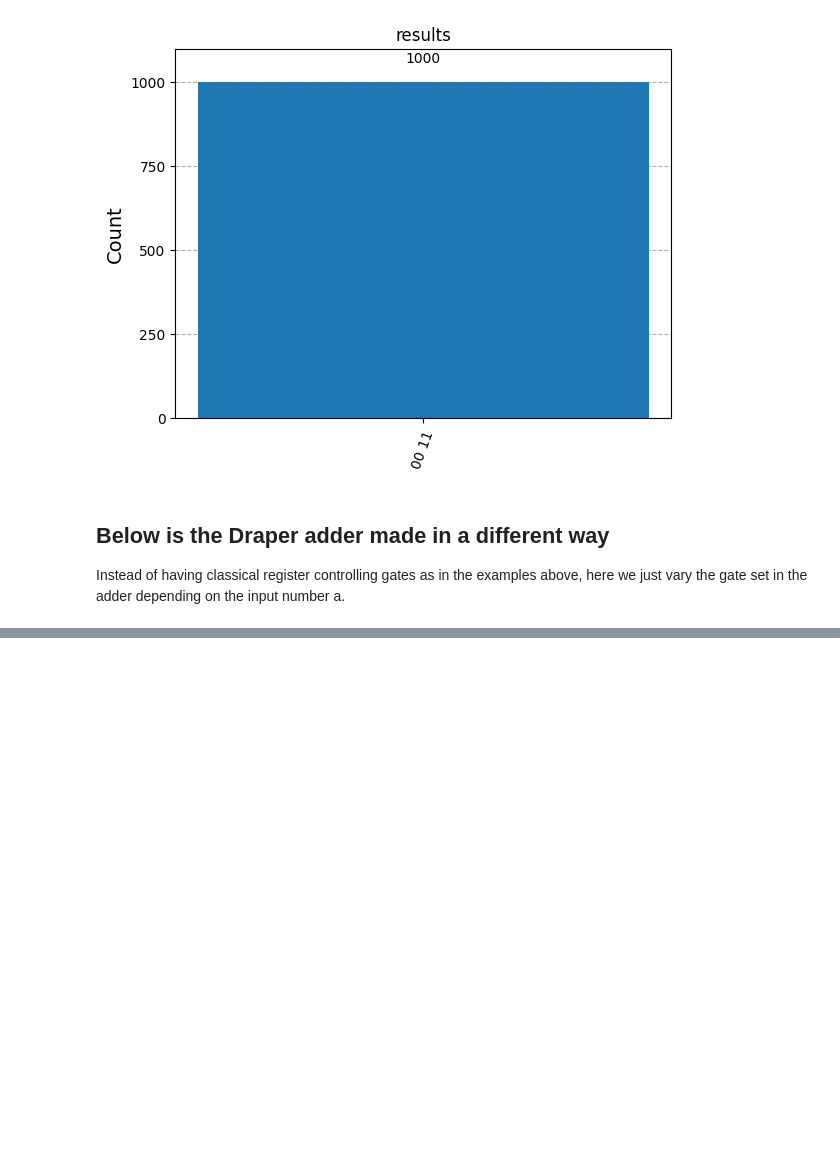
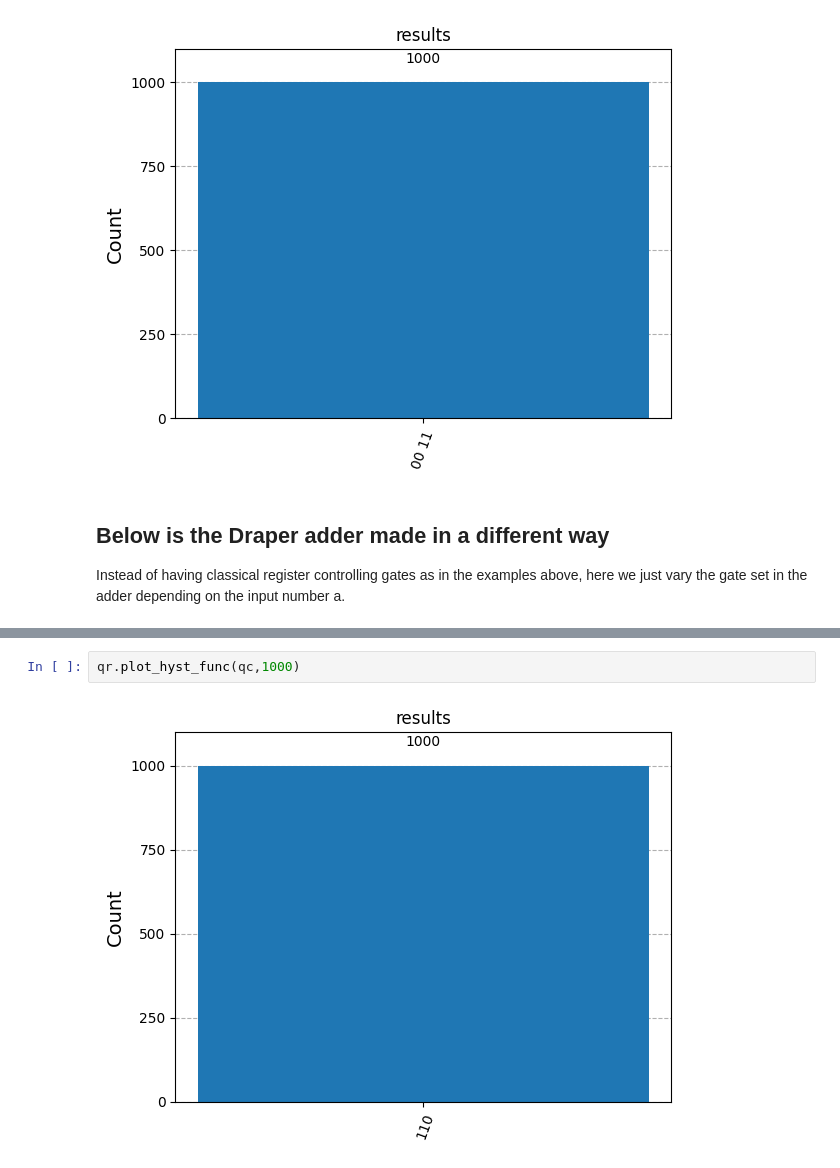
Before and after one commit to OlegUdalov/QC-qiskit-codes, a Jupyter notebook: Shor/modified_drapper_adder.ipynb, the cells around one changed output, grey strips where cells are left out. Saved outputs shown, nothing was run; the diff lists cells and outputs as text; blank space fills up the shorter version.

```diff
--- a/Shor/modified_drapper_adder.ipynb
+++ b/Shor/modified_drapper_adder.ipynb
@@ -435,0 +468,4 @@ The result is the lower half of bits in hystogram x-axis notation
+# %%
+qr.plot_hyst_func(qc,1000)
+# %% [output]
+[figure, added]
```
Also changed, not shown: parts of 4 cells of this notebook, 8 other files.
